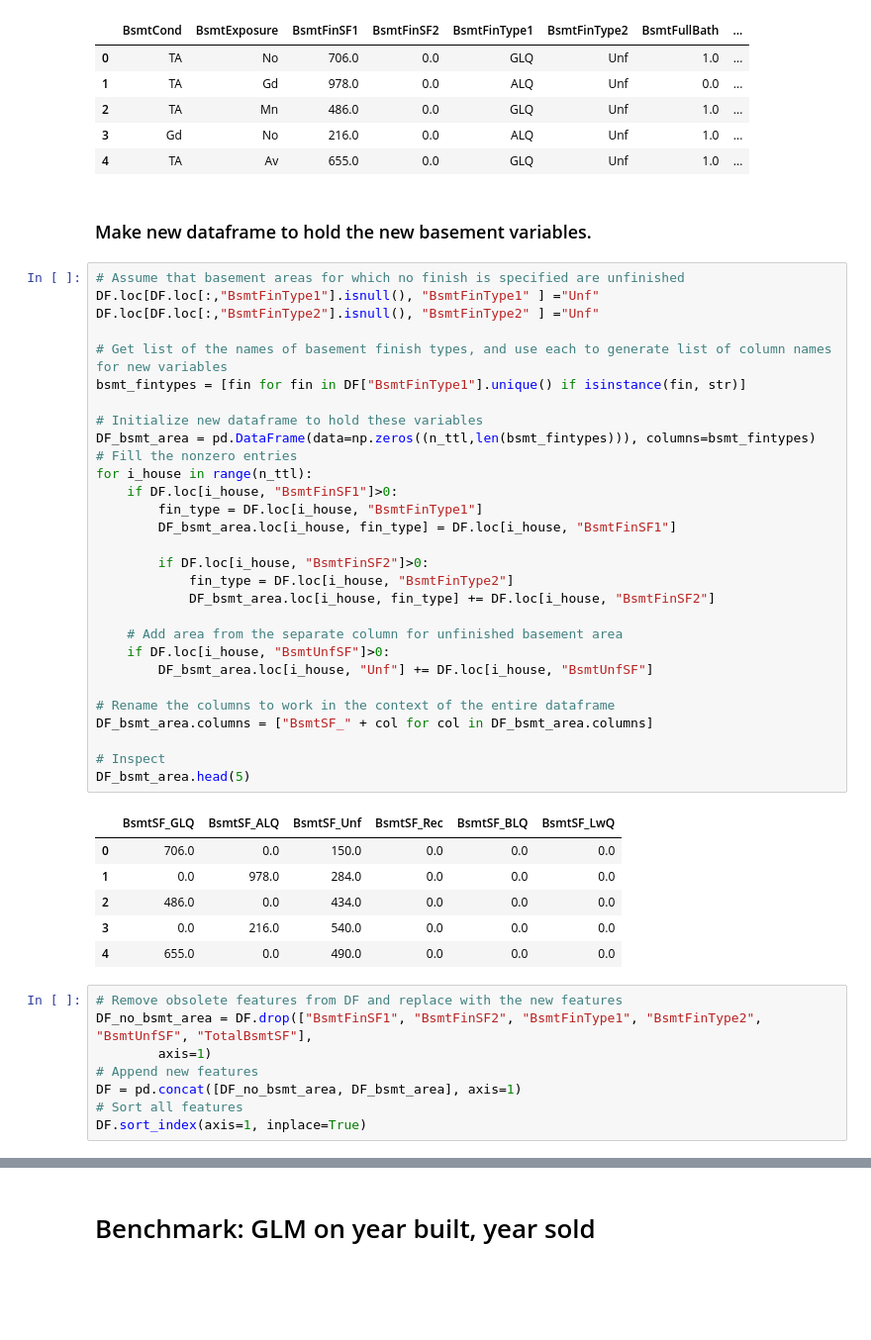
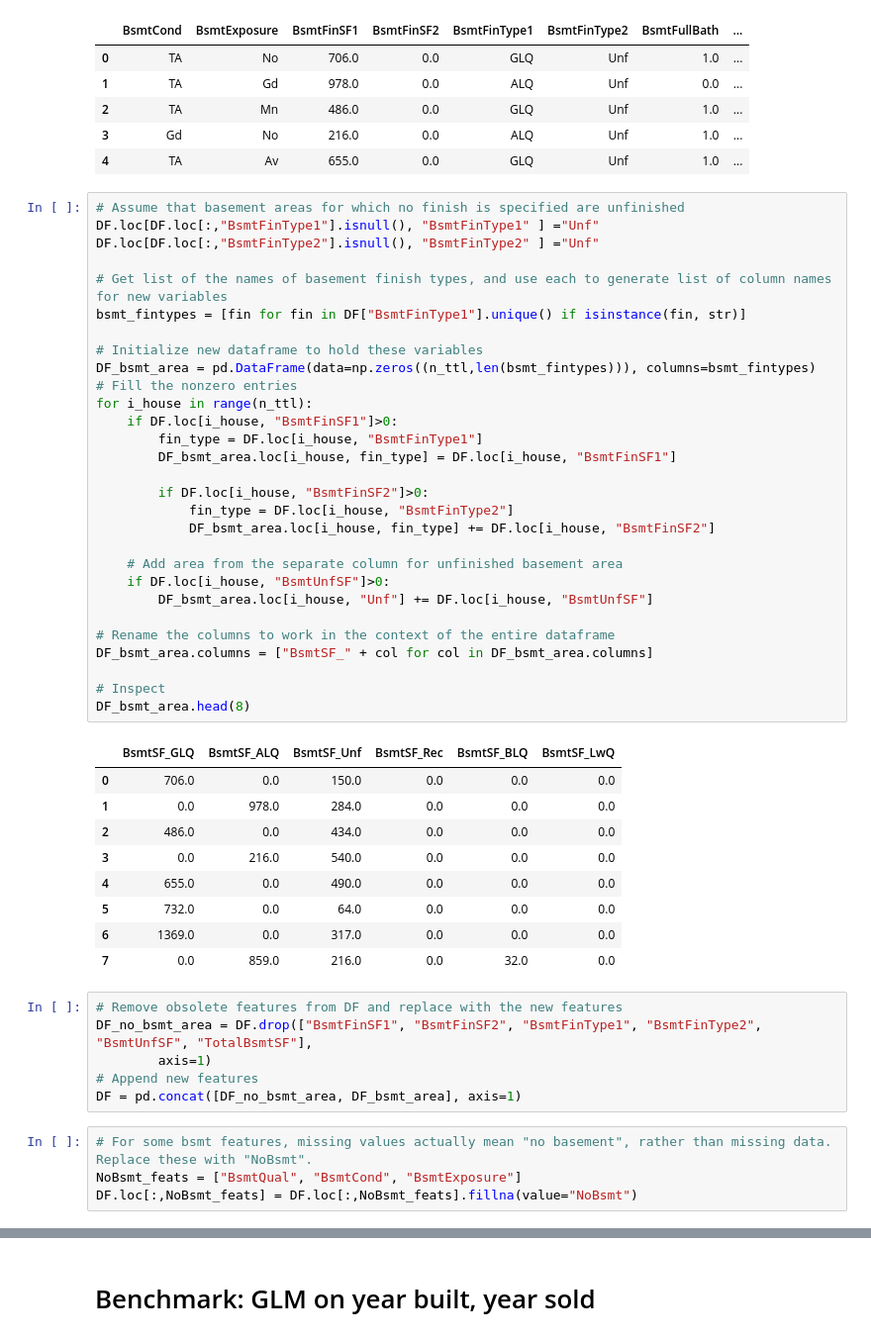
Before and after one commit to albertwildeman/Kaggle-Ames_Housing_Prices, a Jupyter notebook: Exploration.ipynb, the cells around one changed output, grey strips where cells are left out. Shown: that part at 99% size. Cells and saved outputs as stored; diff of their text form; blank space fills up the shorter version.

```diff
--- a/Exploration.ipynb
+++ b/Exploration.ipynb
@@ -116,8 +117,6 @@ DF[bsmt_cols].head()
 | 2 | TA | Mn | 486.0 | 0.0 | GLQ | Unf | 1.0 | ... |
 | 3 | Gd | No | 216.0 | 0.0 | ALQ | Unf | 1.0 | ... |
 | 4 | TA | Av | 655.0 | 0.0 | GLQ | Unf | 1.0 | ... |
-# %% [markdown]
-### Make new dataframe to hold the new basement variables.
 # %%
 # Assume that basement areas for which no finish is specified are unfinished
 DF.loc[DF.loc[:,"BsmtFinType1"].isnull(), "BsmtFinType1" ] ="Unf"
@@ -126,39 +125,44 @@ DF.loc[DF.loc[:,"BsmtFinType2"].isnull(), "BsmtFinType2" ] ="Unf"
 # Get list of the names of basement finish types, and use each to generate list of column names for new variables
 bsmt_fintypes = [fin for fin in DF["BsmtFinType1"].unique() if isinstance(fin, str)]
 
 # Initialize new dataframe to hold these variables
 DF_bsmt_area = pd.DataFrame(data=np.zeros((n_ttl,len(bsmt_fintypes))), columns=bsmt_fintypes)
 # Fill the nonzero entries
 for i_house in range(n_ttl):
     if DF.loc[i_house, "BsmtFinSF1"]>0:
         fin_type = DF.loc[i_house, "BsmtFinType1"]
         DF_bsmt_area.loc[i_house, fin_type] = DF.loc[i_house, "BsmtFinSF1"]
 
         if DF.loc[i_house, "BsmtFinSF2"]>0:
             fin_type = DF.loc[i_house, "BsmtFinType2"]
             DF_bsmt_area.loc[i_house, fin_type] += DF.loc[i_house, "BsmtFinSF2"]
 
     # Add area from the separate column for unfinished basement area
     if DF.loc[i_house, "BsmtUnfSF"]>0:
         DF_bsmt_area.loc[i_house, "Unf"] += DF.loc[i_house, "BsmtUnfSF"]
 
 # Rename the columns to work in the context of the entire dataframe
 DF_bsmt_area.columns = ["BsmtSF_" + col for col in DF_bsmt_area.columns]
 
 # Inspect
-DF_bsmt_area.head(5)
+DF_bsmt_area.head(8)
 # %% [output]
 |  | BsmtSF_GLQ | BsmtSF_ALQ | BsmtSF_Unf | BsmtSF_Rec | BsmtSF_BLQ | BsmtSF_LwQ |
 | 0 | 706.0 | 0.0 | 150.0 | 0.0 | 0.0 | 0.0 |
 | 1 | 0.0 | 978.0 | 284.0 | 0.0 | 0.0 | 0.0 |
 | 2 | 486.0 | 0.0 | 434.0 | 0.0 | 0.0 | 0.0 |
 | 3 | 0.0 | 216.0 | 540.0 | 0.0 | 0.0 | 0.0 |
 | 4 | 655.0 | 0.0 | 490.0 | 0.0 | 0.0 | 0.0 |
+| 5 | 732.0 | 0.0 | 64.0 | 0.0 | 0.0 | 0.0 |
+| 6 | 1369.0 | 0.0 | 317.0 | 0.0 | 0.0 | 0.0 |
+| 7 | 0.0 | 859.0 | 216.0 | 0.0 | 32.0 | 0.0 |
 # %%
 # Remove obsolete features from DF and replace with the new features
 DF_no_bsmt_area = DF.drop(["BsmtFinSF1", "BsmtFinSF2", "BsmtFinType1", "BsmtFinType2", "BsmtUnfSF", "TotalBsmtSF"],
         axis=1)
 # Append new features
 DF = pd.concat([DF_no_bsmt_area, DF_bsmt_area], axis=1)
-# Sort all features
-DF.sort_index(axis=1, inplace=True)
+# %%
+# For some bsmt features, missing values actually mean "no basement", rather than missing data. Replace these with "NoBsmt".
+NoBsmt_feats = ["BsmtQual", "BsmtCond", "BsmtExposure"]
+DF.loc[:,NoBsmt_feats] = DF.loc[:,NoBsmt_feats].fillna(value="NoBsmt")
```
Also changed, not shown: parts of 15 cells of this notebook.
